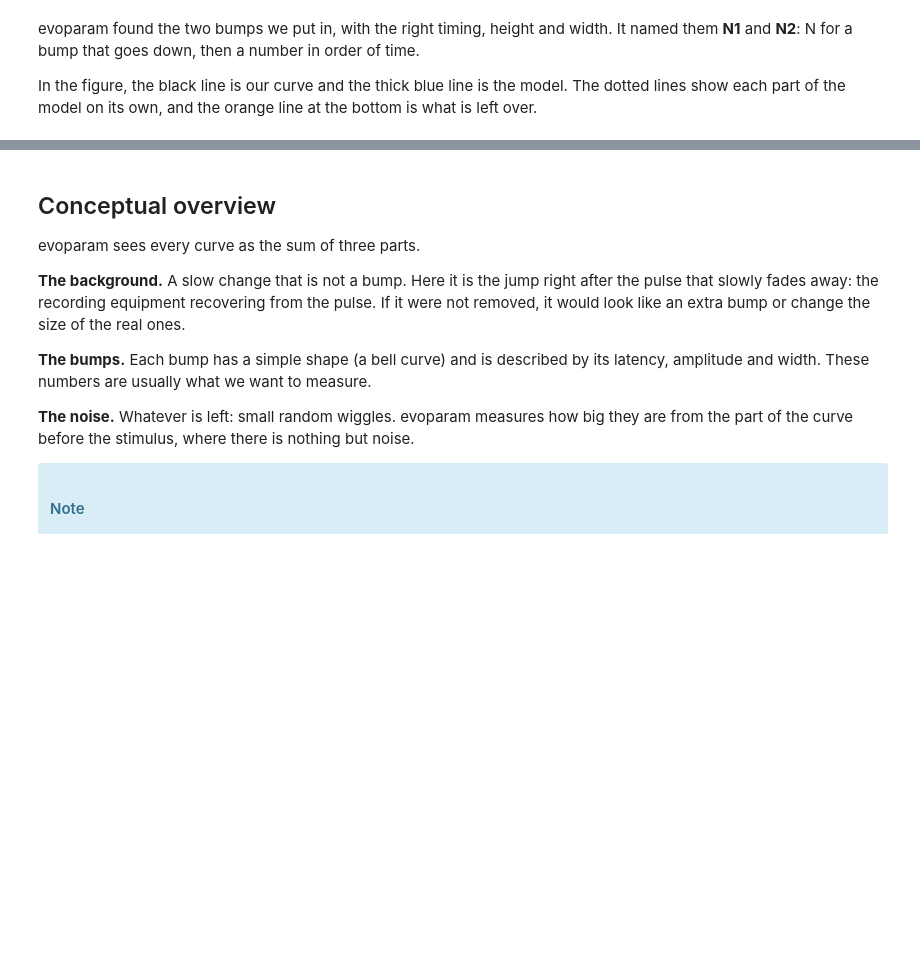
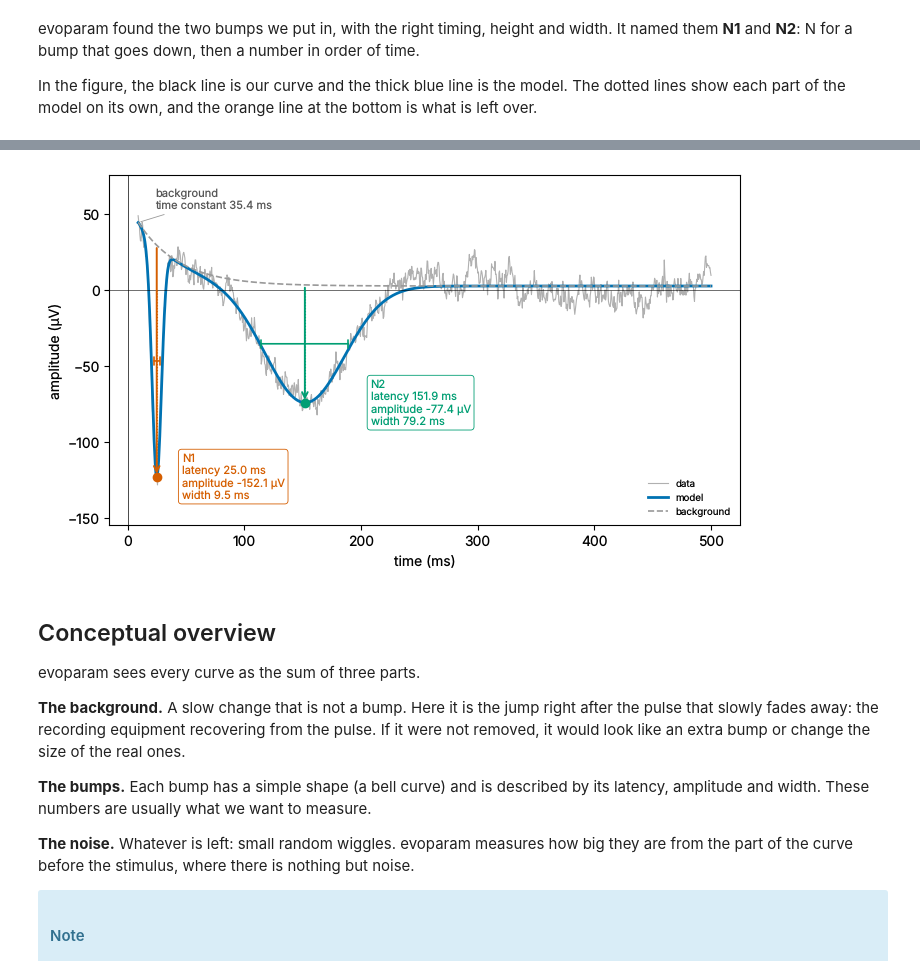
Before and after one commit to yannbellec/evoparam, a Jupyter notebook: docs/notebooks/01_model_description.ipynb, the cells around one changed output, grey strips where cells are left out. Saved outputs shown, nothing was run; the diff lists cells and outputs as text; code cells hidden in the pictures; blank space fills up the shorter version.

```diff
--- a/docs/notebooks/01_model_description.ipynb
+++ b/docs/notebooks/01_model_description.ipynb
@@ -97,3 +99,8 @@ what is left over.
+# %%
+# Draw the model with its numbers
+fig = plot_annotated_fit(fit)
+# %% [output]
+[figure, added]
 # %% [markdown]
 ## Conceptual overview
 
```
Also changed, not shown: parts of 5 cells of this notebook.
